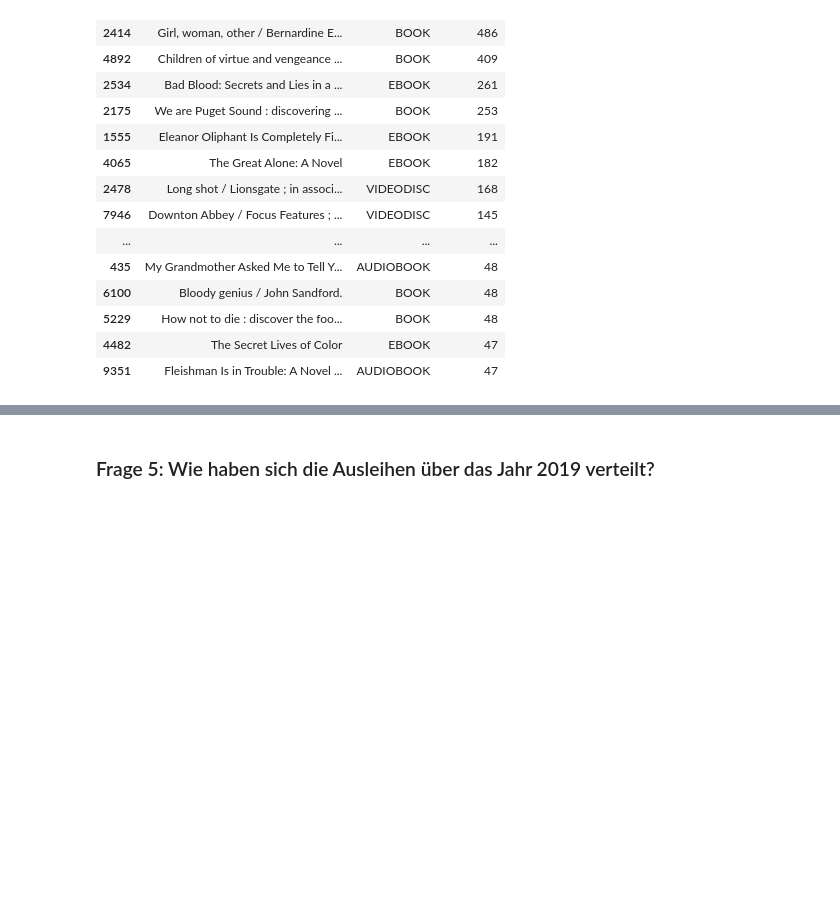
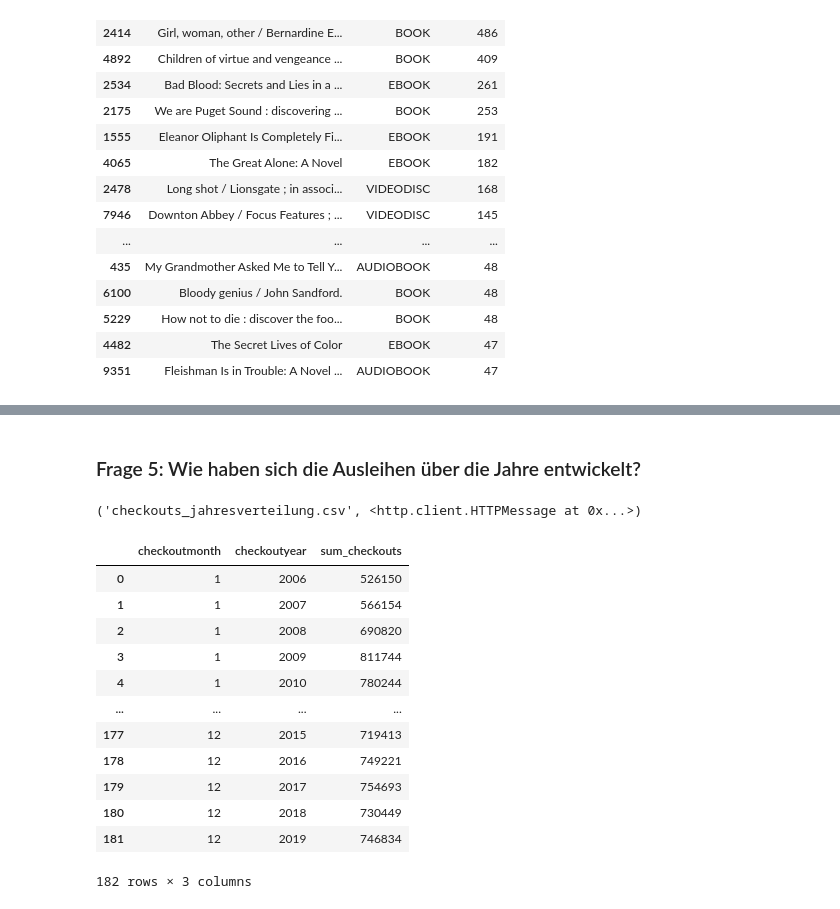
Before and after one commit to BLelgemann/WPM_T9-2, a Jupyter notebook: a2_python.ipynb, the cells around one changed output, grey strips where cells are left out. Drawn from its saved outputs; the diff is of its cells as text; code cells hidden in the pictures; blank space fills up the shorter version.

Commit message:
pythonscript Frage 3-5

```diff
--- a/a2_python.ipynb
+++ b/a2_python.ipynb
@@ -283,2 +280,30 @@ checkouts_2019[['title', 'materialtype', 'checkouts']].sort_values(by = ["checko
 # %% [markdown]
-### Frage 5: Wie haben sich die Ausleihen über das Jahr 2019 verteilt?
+### Frage 5: Wie haben sich die Ausleihen über die Jahre entwickelt?
+# %%
+# Beim Runterladen der Dateien kann man bereits die Ausleihen der jeweiligen Jahre und Monate zusammenfassen
+# in der URL wir dafür "$group" eingefügt, mit "$select" wird ausgewählt, was angezeigt werden soll
+
+url_jahresverteilung = "https://data.seattle.gov/resource/tmmm-ytt6.csv?$group=checkoutmonth,checkoutyear&$select=checkoutmonth,checkoutyear,sum(checkouts)"
+checkouts_file_jahresverteilung = "checkouts_jahresverteilung.csv"
+urllib.request.urlretrieve(url_jahresverteilung, checkouts_file_jahresverteilung)
+# %% [output]
+('checkouts_jahresverteilung.csv', <http.client.HTTPMessage at 0x...>)
+# %%
+checkouts_jahresverteilung = pd.read_csv(checkouts_file_jahresverteilung)
+# %%
+# Dann werden die Werte nach Monat und Jahr sortiert
+checkouts_jahresverteilung.sort_values(by = ['checkoutmonth','checkoutyear'])
+# %% [output]
+|  | checkoutmonth | checkoutyear | sum_checkouts |
+| 0 | 1 | 2006 | 526150 |
+| 1 | 1 | 2007 | 566154 |
+| 2 | 1 | 2008 | 690820 |
+| 3 | 1 | 2009 | 811744 |
+| 4 | 1 | 2010 | 780244 |
+| ... | ... | ... | ... |
+| 177 | 12 | 2015 | 719413 |
+| 178 | 12 | 2016 | 749221 |
+| 179 | 12 | 2017 | 754693 |
+| 180 | 12 | 2018 | 730449 |
+| 181 | 12 | 2019 | 746834 |
+182 rows × 3 columns
```
Also changed, not shown: parts of 2 cells of this notebook.
